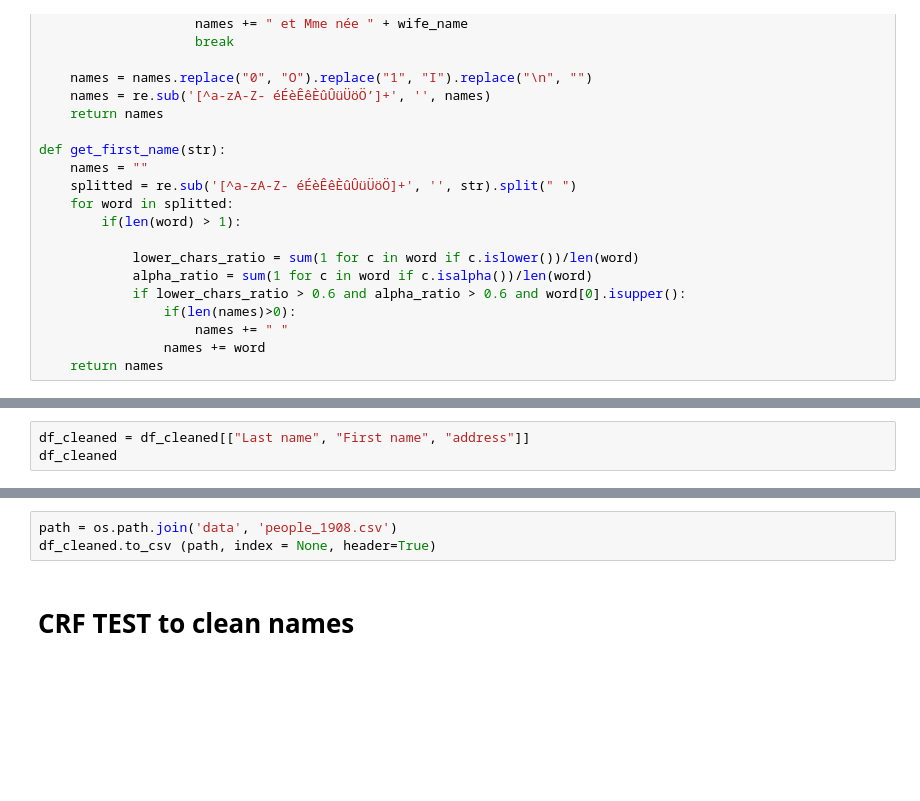
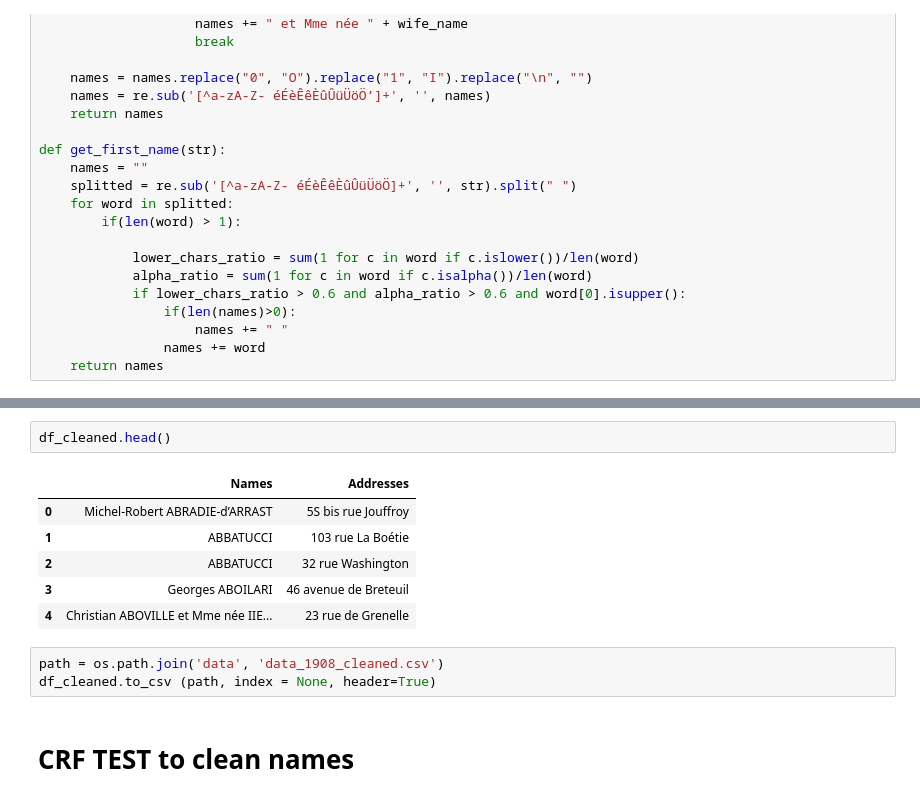
Before and after one commit to AndreaScalisi/FDH, a Jupyter notebook: parser_1908.ipynb, the cells around one changed output, grey strips where cells are left out. Saved outputs shown, nothing was run; the diff lists cells and outputs as text; blank space fills up the shorter version.

```diff
--- a/parser_1908.ipynb
+++ b/parser_1908.ipynb
@@ -221,3 +191,0 @@ df_cleaned = df_cleaned[["Names", "Addresses"]]
-# %%
-df_cleaned = df_cleaned[["Last name", "First name", "address"]]
-df_cleaned
@@ -243,5 +192,14 @@ df_cleaned
+# %%
+df_cleaned.head()
+# %% [output]
+|  | Names | Addresses |
+| 0 | Michel-Robert ABRADIE-d’ARRAST | 5S bis rue Jouffroy |
+| 1 | ABBATUCCI | 103 rue La Boétie |
+| 2 | ABBATUCCI | 32 rue Washington |
+| 3 | Georges ABOILARI | 46 avenue de Breteuil |
+| 4 | Christian ABOVILLE et Mme née IIE... | 23 rue de Grenelle |
 # %%
-path = os.path.join('data', 'people_1908.csv')
+path = os.path.join('data', 'data_1908_cleaned.csv')
 df_cleaned.to_csv (path, index = None, header=True)
 # %% [markdown]
 # CRF TEST to clean names
```
Also changed, not shown: parts of 5 cells of this notebook, 1 other file.
